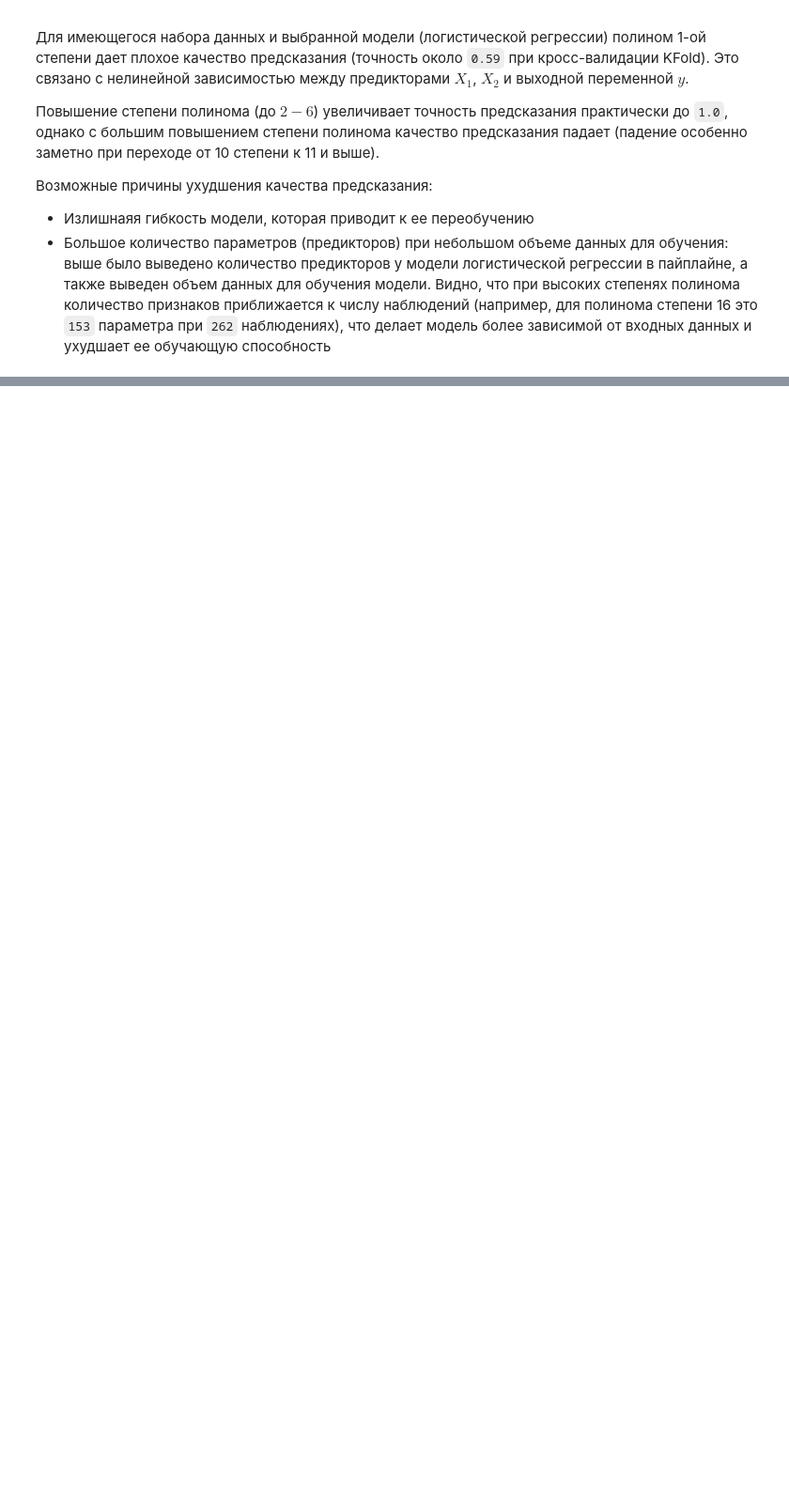
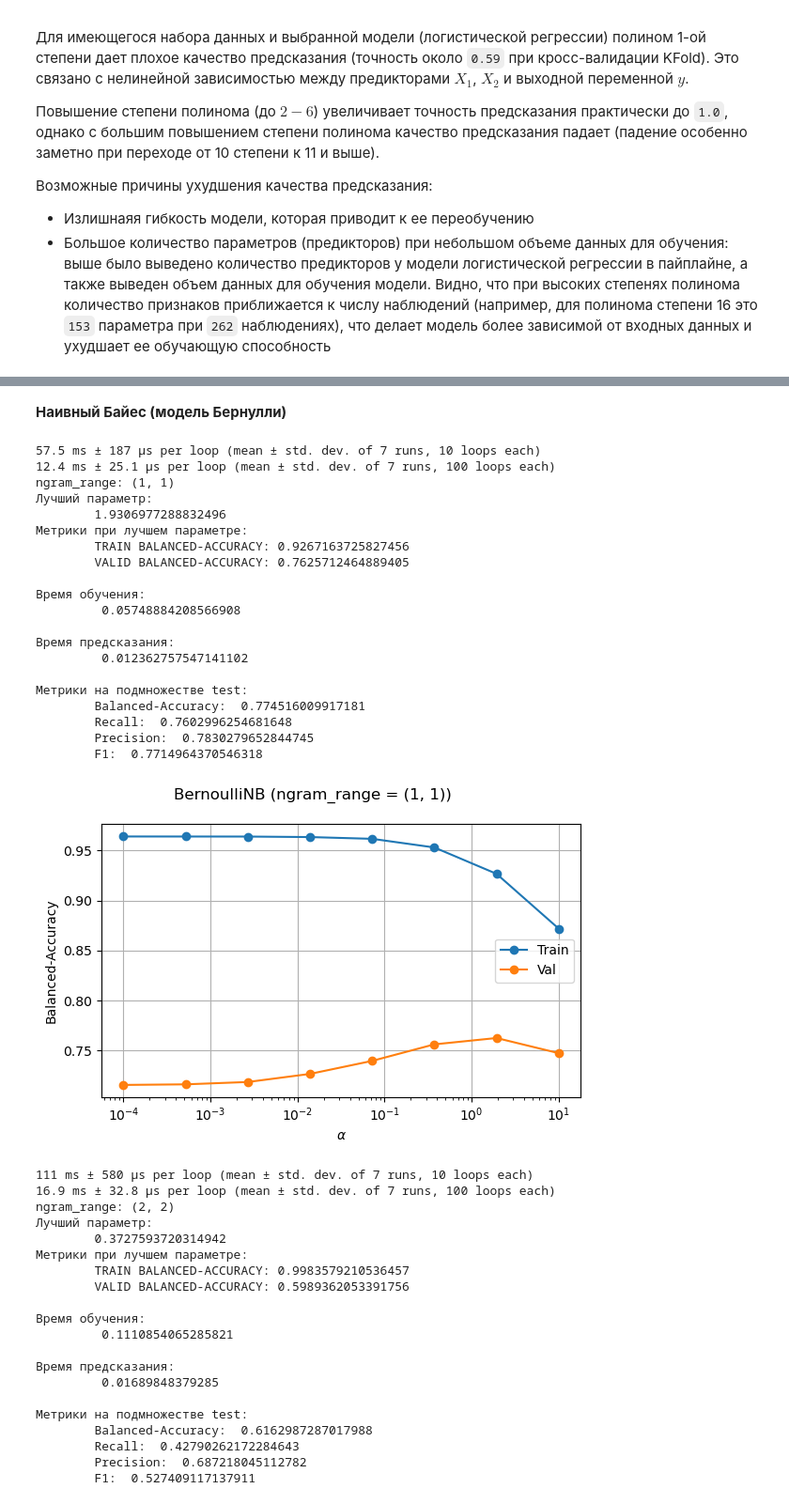
Before and after one commit to The-Humble-Guy/mlassignments, a Jupyter notebook: notebooks/A2_IU21_Kutsenko_2_3.ipynb, the cells around one changed output, grey strips where cells are left out. Shown at 94% size. Saved outputs shown, nothing was run; the diff lists cells and outputs as text; code cells hidden in the pictures; blank space fills up the shorter version.

```diff
--- a/notebooks/A2_IU21_Kutsenko_2_3.ipynb
+++ b/notebooks/A2_IU21_Kutsenko_2_3.ipynb
@@ -979,0 +1399,65 @@ plt.show()
+# %% [markdown]
+**Наивный Байес (модель Бернулли)**
+# %%
+bernoulli_params = {
+    "classifier__alpha": np.logspace(-4, 1, 8, base=10)
+}
+
+bernoulli_pipe = Pipeline([
+    ("vectorizer", TfidfVectorizer(lowercase=True, stop_words="english",
+                                       use_idf=True, ngram_range=(1,1),
+                                       smooth_idf=False)),
+    ("classifier", BernoulliNB())
+])
+
+do_supervise_and_plot_metrics(bernoulli_pipe,
+                              X_train, y_train,
+                              X_test, y_test,
+                              cv=skf,
+                              params=bernoulli_params,
+                              param_name="alpha",
+                              model_name="BernoulliNB",
+                              x_label="$\\alpha$",
+                              use_log_scale=True)
+# %% [output]
+57.5 ms ± 187 µs per loop (mean ± std. dev. of 7 runs, 10 loops each)
+12.4 ms ± 25.1 µs per loop (mean ± std. dev. of 7 runs, 100 loops each)
+ngram_range: (1, 1)
+Лучший параметр:
+        1.9306977288832496
+Метрики при лучшем параметре:
+        TRAIN BALANCED-ACCURACY: 0.9267163725827456
+        VALID BALANCED-ACCURACY: 0.7625712464889405
+
+Время обучения:
+         0.05748884208566908
+
+Время предсказания:
+         0.012362757547141102
+
+Метрики на подмножестве test:
+        Balanced-Accuracy:  0.774516009917181
+        Recall:  0.7602996254681648
+        Precision:  0.7830279652844745
+        F1:  0.7714964370546318
+[figure, added]
+111 ms ± 580 µs per loop (mean ± std. dev. of 7 runs, 10 loops each)
+16.9 ms ± 32.8 µs per loop (mean ± std. dev. of 7 runs, 100 loops each)
+ngram_range: (2, 2)
+Лучший параметр:
+        0.3727593720314942
+Метрики при лучшем параметре:
+        TRAIN BALANCED-ACCURACY: 0.9983579210536457
+        VALID BALANCED-ACCURACY: 0.5989362053391756
+
+Время обучения:
+         0.1110854065285821
+
+Время предсказания:
+         0.01689848379285
+
+Метрики на подмножестве test:
+        Balanced-Accuracy:  0.6162987287017988
+        Recall:  0.42790262172284643
+        Precision:  0.687218045112782
+        F1:  0.527409117137911
```
Also changed, not shown: parts of 29 cells of this notebook, 1 other file.
